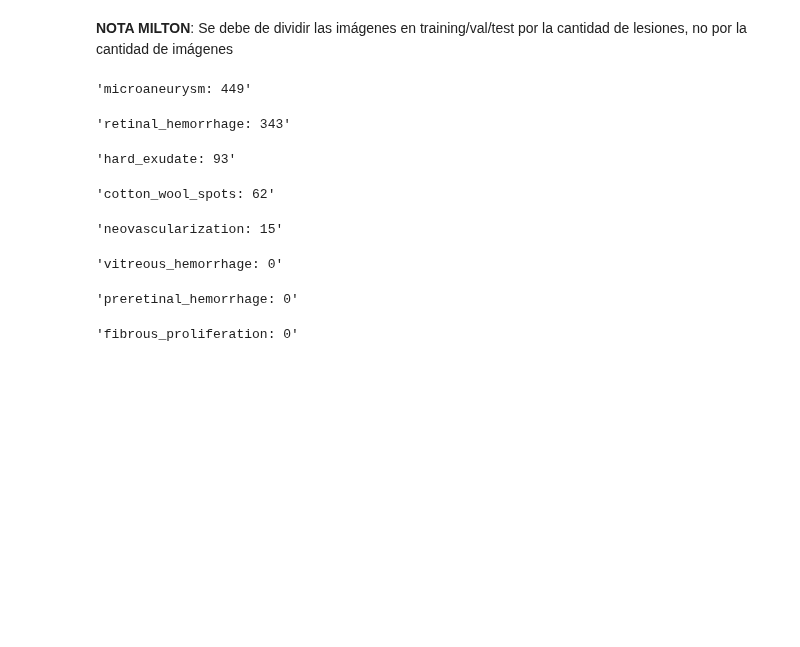
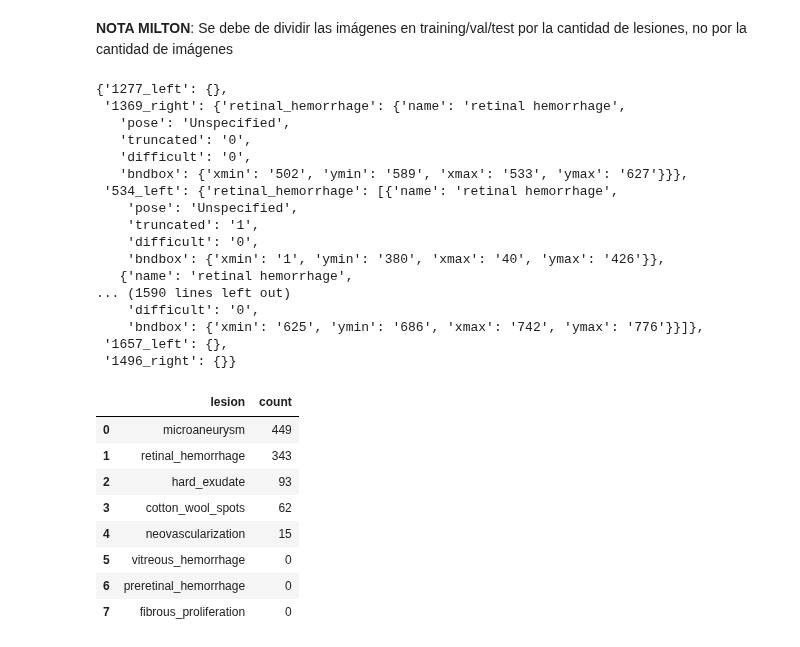
Before and after one commit to AlbertoRomanRamosRodriguez/Tesis-de-Grado, a Jupyter notebook: exploring-retinal-lessions.ipynb, the cells around one changed output. Drawn from its saved outputs; the diff is of its cells as text; code cells hidden in the pictures; blank space fills up the shorter version.

```diff
--- a/exploring-retinal-lessions.ipynb
+++ b/exploring-retinal-lessions.ipynb
@@ -76,45 +77,71 @@ display(segmentation_orig)
 import xmltodict
 
 path = 'Data/retinal-lesions-v20191227/lesion_segs_896x896/localizacion'
-columns = ['microaneurysm']
+columns = ['retinal_hemorrhage']
 # lesion_file_dict = {}
 dataset = {}
+counts = {}
 
-for col in segmentation_orig.columns[1:]:
+for idx, col in enumerate(segmentation_orig.columns[1:]):
     files = [f for f in os.listdir(path) if col in f]
 
     # display(files)
 
     elements = 0
 
     for f in files:
         img = f.split('__')[0]
         p = os.path.join(path, f)
 
         if img not in dataset.keys():
             dataset[img] = {}
 
         # if img not in lesion_file_dict.keys():
         #     lesion_file_dict[img] = {
         #         'name': img
         #     }
 
         with open(p) as fd:
             xml = xmltodict.parse(fd.read())
             lesions = len(xml['annotation']['object'])
 
             elements += lesions
             # lesion_file_dict[img][col] = lesions
-            dataset[img][col] = xml['annotation']['object']
+            if col in columns:
+                dataset[img][col] = xml['annotation']['object']
 
-
-    display(f'{col}: {elements}')
+    counts[idx] = {
+        'lesion':col,
+        'count': elements
+    }
+    # display(f'{col}: {elements}')
+display(dataset)
+counts_df = pd.DataFrame(counts).T
+display(counts_df)
 # %% [output]
-'microaneurysm: 449'
+{'1277_left': {},
+ '1369_right': {'retinal_hemorrhage': {'name': 'retinal hemorrhage',
+   'pose': 'Unspecified',
+   'truncated': '0',
+   'difficult': '0',
+   'bndbox': {'xmin': '502', 'ymin': '589', 'xmax': '533', 'ymax': '627'}}},
+ '534_left': {'retinal_hemorrhage': [{'name': 'retinal hemorrhage',
+    'pose': 'Unspecified',
+    'truncated': '1',
+    'difficult': '0',
+    'bndbox': {'xmin': '1', 'ymin': '380', 'xmax': '40', 'ymax': '426'}},
+   {'name': 'retinal hemorrhage',
+... (1590 lines left out)
+    'difficult': '0',
+    'bndbox': {'xmin': '625', 'ymin': '686', 'xmax': '742', 'ymax': '776'}}]},
+ '1657_left': {},
+ '1496_right': {}}
-'retinal_hemorrhage: 343'
-'hard_exudate: 93'
-'cotton_wool_spots: 62'
-'neovascularization: 15'
-'vitreous_hemorrhage: 0'
-'preretinal_hemorrhage: 0'
-'fibrous_proliferation: 0'
+|  | lesion | count |
+| 0 | microaneurysm | 449 |
+| 1 | retinal_hemorrhage | 343 |
+| 2 | hard_exudate | 93 |
+| 3 | cotton_wool_spots | 62 |
+| 4 | neovascularization | 15 |
+| 5 | vitreous_hemorrhage | 0 |
+| 6 | preretinal_hemorrhage | 0 |
+| 7 | fibrous_proliferation | 0 |
```
Also changed, not shown: parts of 9 cells of this notebook, 3 other files.
